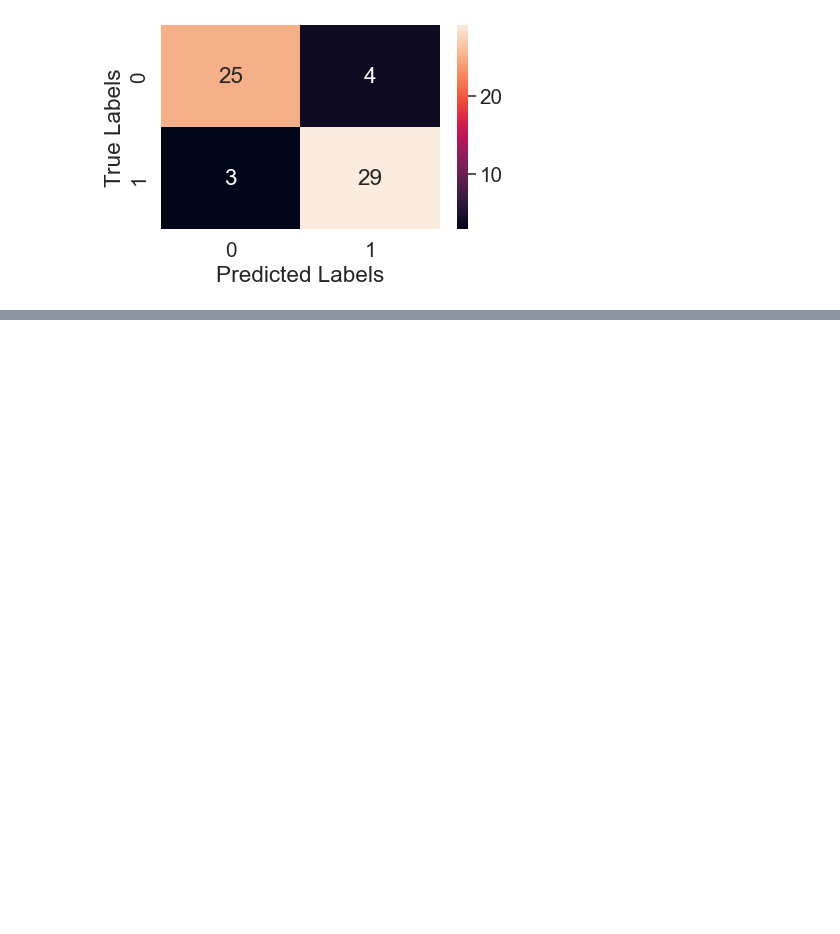
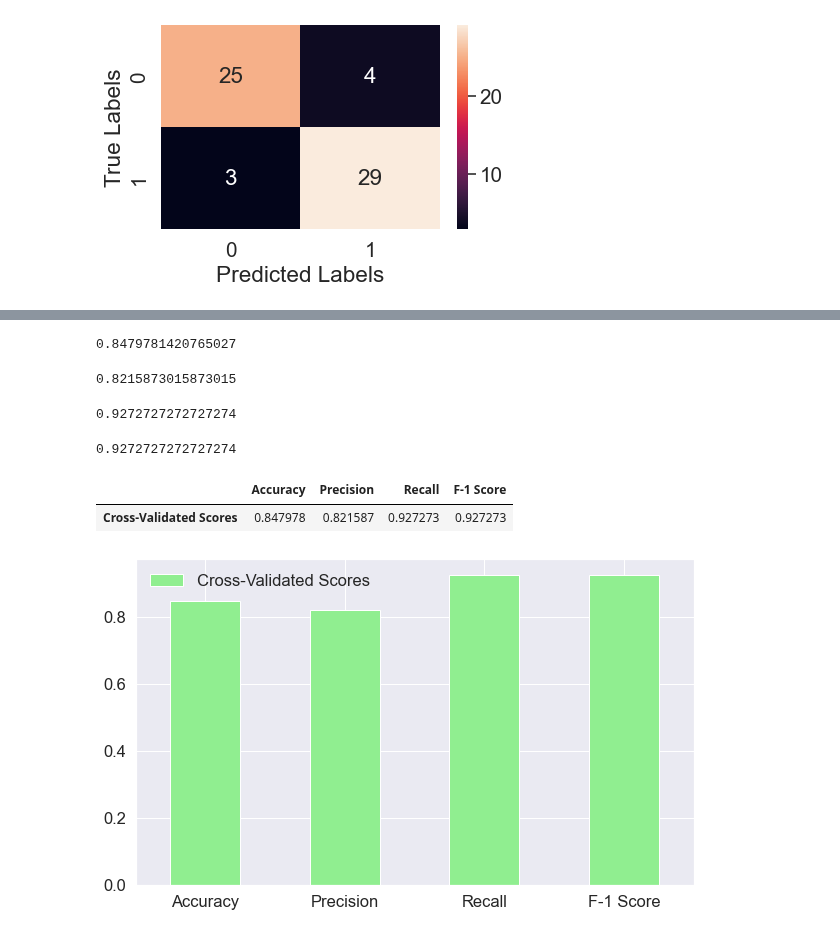
Before and after one commit to muhammadanas0716/Machine-Learning-101, a Jupyter notebook: Heart Disease Classification/Heart Disease Classification.ipynb, the cells around one changed output, grey strips where cells are left out. Drawn from its saved outputs; the diff is of its cells as text; code cells hidden in the pictures; blank space fills up the shorter version.

```diff
--- a/Heart Disease Classification/Heart Disease Classification.ipynb
+++ b/Heart Disease Classification/Heart Disease Classification.ipynb
@@ -883,0 +892,46 @@ We're going to calculate accuracy, precision, recall and f1-score of our model u
+# %%
+# Cross Validated accuracy
+cv_acc = cross_val_score(clf, X, y, cv=5, scoring="accuracy")
+cv_acc = np.mean(cv_acc)
+cv_acc
+# %% [output]
+0.8479781420765027
+# %%
+# Cross Validated precision
+cv_precision = cross_val_score(clf, X, y, cv=5, scoring="precision")
+cv_precision = np.mean(cv_precision)
+cv_precision
+# %% [output]
+0.8215873015873015
+# %%
+# Cross Validated recall
+cv_recall = cross_val_score(clf, X, y, cv=5, scoring="recall")
+cv_recall = np.mean(cv_recall)
+cv_recall
+# %% [output]
+0.9272727272727274
+# %%
+# Cross Validated f-1 score
+cv_f1 = cross_val_score(clf, X, y, cv=5, scoring="recall")
+cv_f1 = np.mean(cv_f1)
+cv_f1
+# %% [output]
+0.9272727272727274
+# %%
+# Visualize the cross-validated metrics
+cv_metrics = pd.DataFrame({
+    "Accuracy" : cv_acc,
+    "Precision" : cv_precision,
+    "Recall" : cv_recall,
+    "F-1 Score" : cv_f1
+}, index=["Cross-Validated Scores"])
+cv_metrics
+# %% [output]
+|  | Accuracy | Precision | Recall | F-1 Score |
+| Cross-Validated Scores | 0.847978 | 0.821587 | 0.927273 | 0.927273 |
+# %%
+cv_metrics.T.plot.bar(figsize=(10, 6), color="lightgreen")
+plt.xticks(rotation = 360)
+plt.show()
+# %% [output]
+[figure, added]
```
Also changed, not shown: parts of 8 cells of this notebook.
